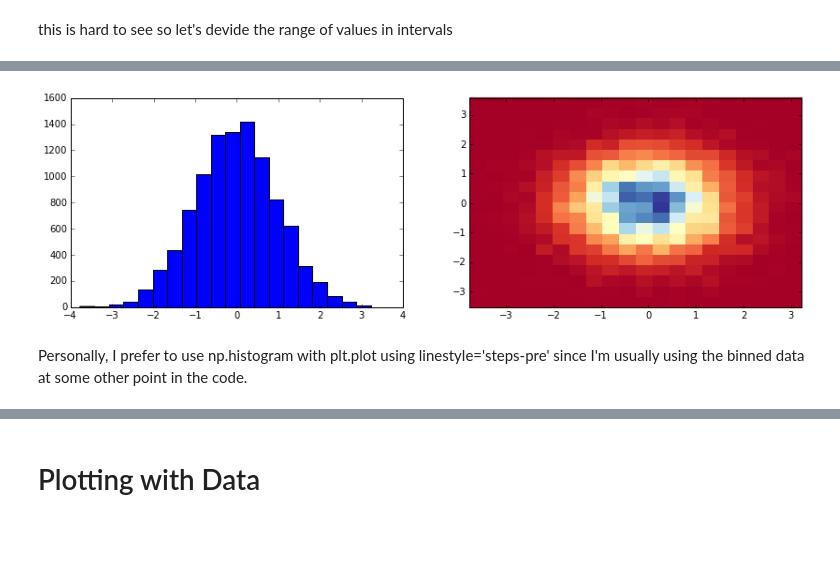
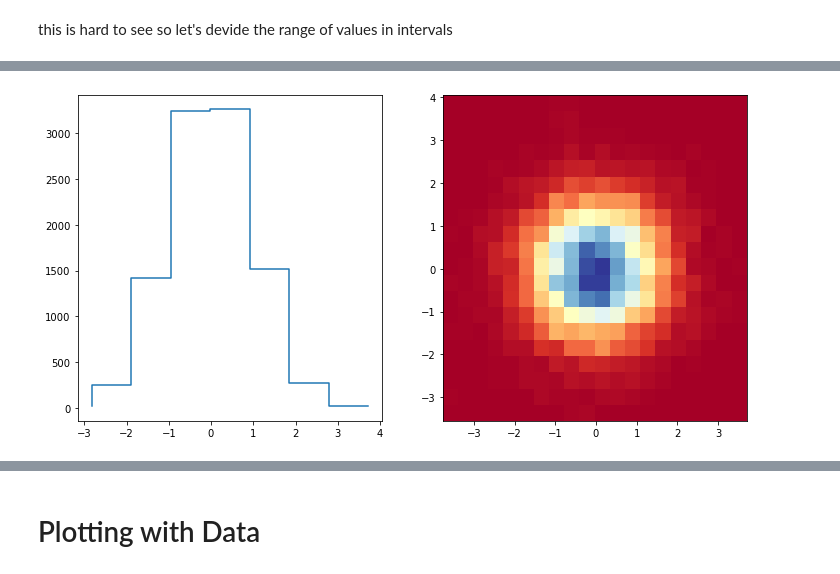
Before and after one commit to svalenti/DLT40PimaSchool.github.io, a Jupyter notebook: notebook/lecture2/lecture2_PIMA.ipynb, the cells around one changed output, grey strips where cells are left out. Saved outputs shown, nothing was run; the diff lists cells and outputs as text; code cells hidden in the pictures; blank space fills up the shorter version.

```diff
--- a/notebook/lecture2/lecture2_PIMA.ipynb
+++ b/notebook/lecture2/lecture2_PIMA.ipynb
@@ -200,8 +166,8 @@ plt.draw()
 # %%
-fig, ax = plt.subplots(ncols=1, figsize=(6, 6))
+fig, ax = plt.subplots(ncols=2, figsize=(12, 6))
 y = np.random.normal(size=10000)
+h, bins = np.histogram(x, bins=8)
+ax[0].plot(bins[1:], h,  linestyle='-', drawstyle ='steps-pre')
 h, xe, ye, p = ax[1].hist2d(x, y, bins=20, cmap=plt.cm.RdYlBu)
 # %% [output]
-[figure, old version]
+[figure, new version]
-# %% [markdown]
-Personally, I prefer to use np.histogram with plt.plot using linestyle='steps-pre' since I'm usually using the binned data at some other point in the code.
```
Also changed, not shown: parts of 91 cells of this notebook, 2 other files.
